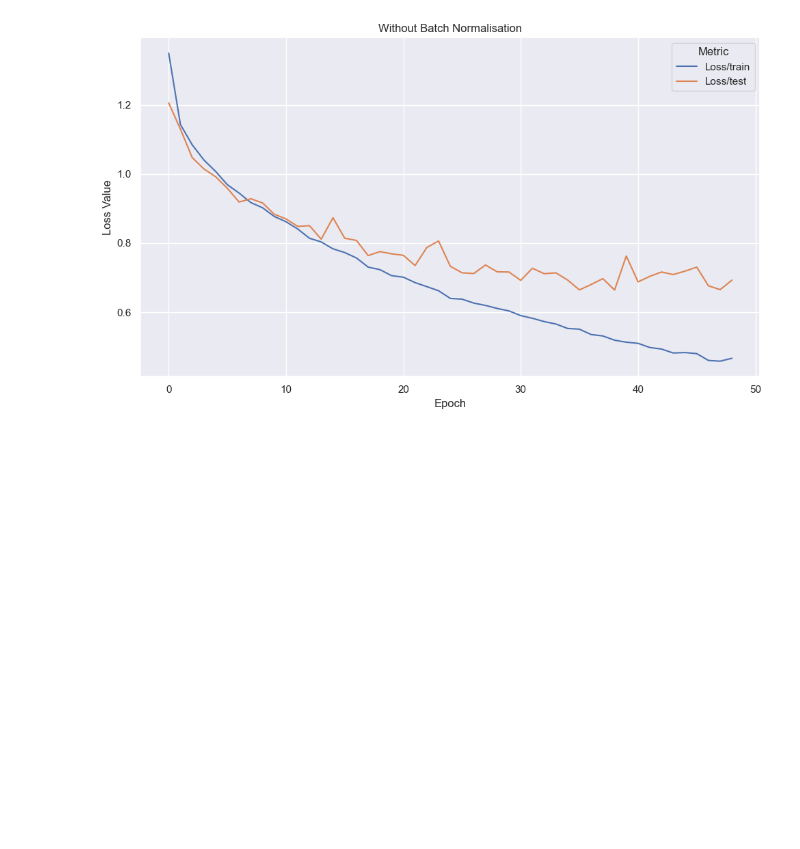
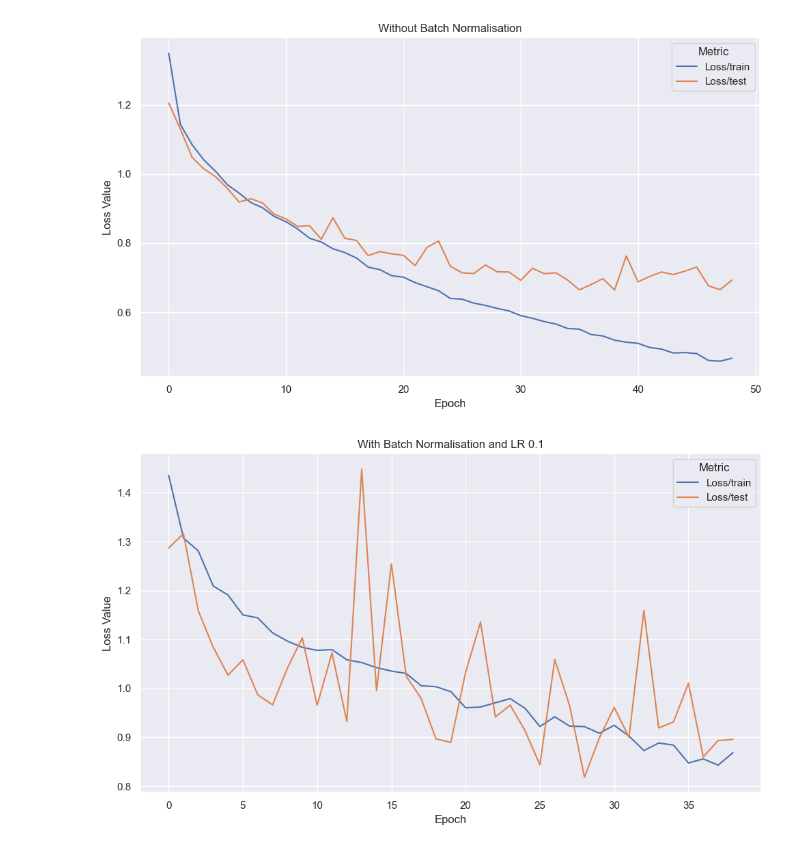
Before and after one commit to vanesterik/mads-ml-koenvanesterik, a Jupyter notebook: notebooks/hypertuning/notebook.ipynb, the cells around one changed output. Cells and saved outputs as stored; diff of their text form; code cells hidden in the pictures; blank space fills up the shorter version.

```diff
--- a/notebooks/hypertuning/notebook.ipynb
+++ b/notebooks/hypertuning/notebook.ipynb
@@ -220,24 +200,31 @@ logger.info(f"\n\n{results}")
 # %%
-datasets = ['with_batchnorm.csv', 'without_batchnorm.csv']
+datasets = ["with_batchnorm.csv", "without_batchnorm.csv", "with_batchnorm_lr_0_1.csv"]
 
 sns.set_theme(style="darkgrid")
 
 for dataset in datasets:
     df = pd.read_csv(dataset)
 
     # Filter for train and test loss metrics
-    df_filtered = df[df['metric'].isin(['Loss/train', 'Loss/test'])]
+    df_filtered = df[df["metric"].isin(["Loss/train", "Loss/test"])]
 
     # Create lineplot
     plt.figure(figsize=(10, 6))
-    sns.lineplot(data=df_filtered, x='step', y='value', hue='metric')
-    plt.title("With Batch Normalisation" if dataset == "with_batchnorm.csv" else "Without Batch Normalisation")
-    plt.xlabel('Epoch')
-    plt.ylabel('Loss Value')
-    plt.legend(title='Metric')
+    sns.lineplot(data=df_filtered, x="step", y="value", hue="metric")
+    plt.title(
+        "With Batch Normalisation"
+        if dataset == "with_batchnorm.csv"
+        else "Without Batch Normalisation"
+        if dataset == "without_batchnorm.csv"
+        else "With Batch Normalisation and LR 0.1"
+    )
+    plt.xlabel("Epoch")
+    plt.ylabel("Loss Value")
+    plt.legend(title="Metric")
     plt.tight_layout()
     plt.savefig(f"../../assets/images/{dataset.replace('.csv', '.png')}")
     plt.show()
 # %% [output]
 [figure]
 [figure]
+[figure, added]
```
Also changed, not shown: parts of 7 cells of this notebook, 2 other files.
